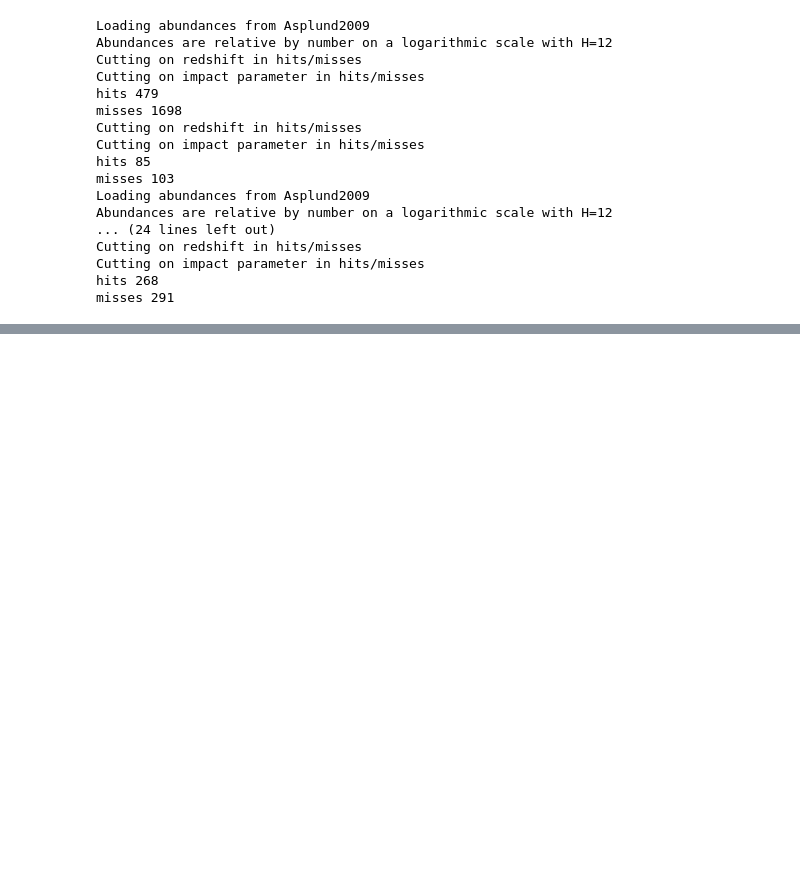
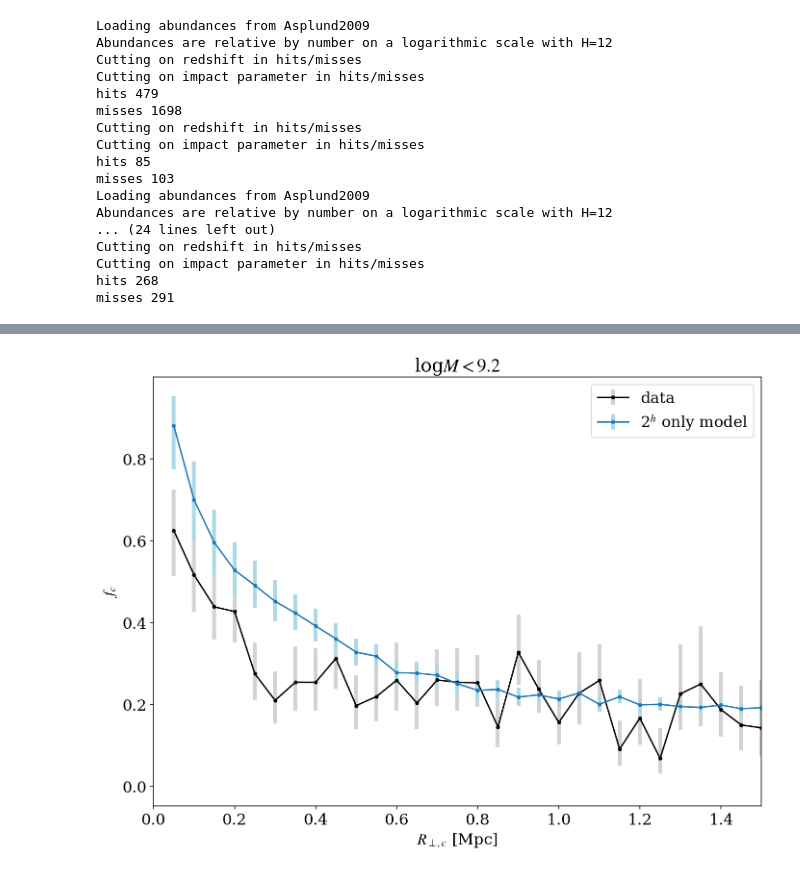
Before and after one commit to mattcwilde/1halo2halo, a Jupyter notebook: haloclustering/notebooks/two-halo-only/plot_fc.ipynb, the cells around one changed output, grey strips where cells are left out. Drawn from its saved outputs; the diff is of its cells as text; code cells hidden in the pictures; blank space fills up the shorter version.

```diff
--- a/haloclustering/notebooks/two-halo-only/plot_fc.ipynb
+++ b/haloclustering/notebooks/two-halo-only/plot_fc.ipynb
@@ -135,0 +100,8 @@ plt.xlabel(r'$R_{\perp,c}$ [Mpc]');
+# %%
+model = models.Model2h(data=data_lo)
+plot = CovFracPlot(data_lo, model, sampler)
+plot.savefile = "plot_fc_2halo_lo_mass.pdf"
+plot.title = r"log$M < 9.2$"
+plot.label = r"2$^h$ only model"
+plot.plot_fc_rho()
+# %% [output]
@@ -135,0 +109 @@ plt.xlabel(r'$R_{\perp,c}$ [Mpc]');
+[figure, added]
```
Also changed, not shown: parts of 17 cells of this notebook.
